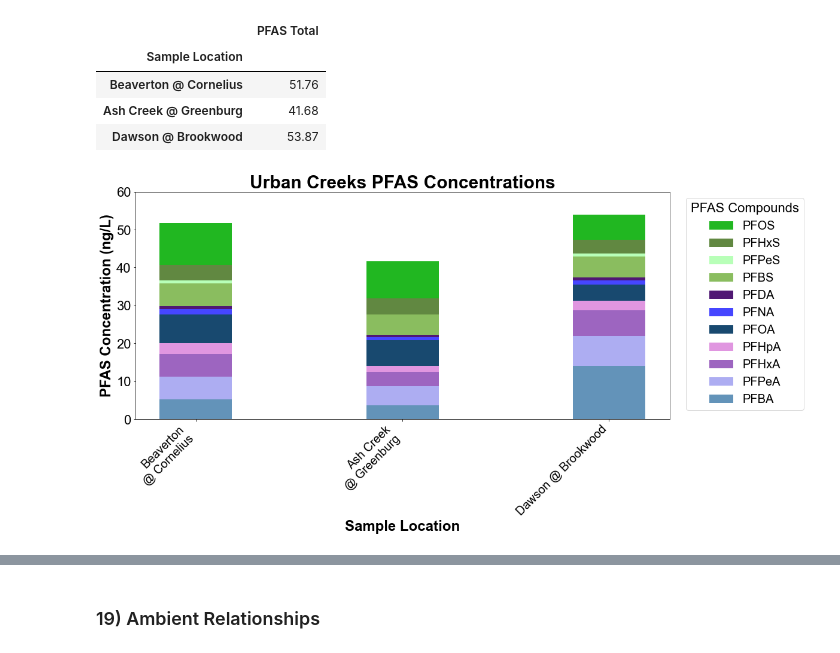
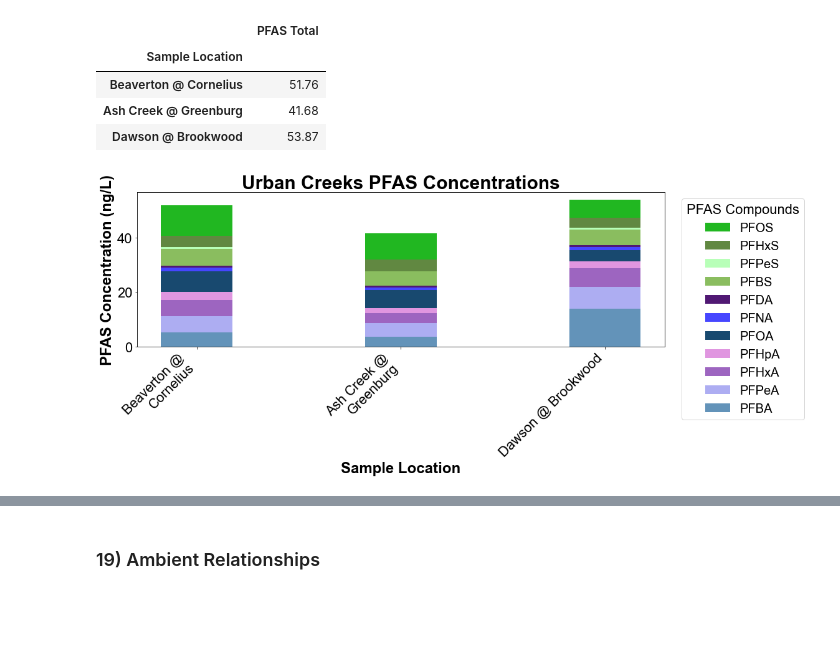
Before and after one commit to Clean-Water-Services/Jupyter-Notebooks, a Jupyter notebook: PFAS_Toolbox_UrbanCreeks&AmbientFeb2024.ipynb, the cells around one changed output, grey strips where cells are left out. Drawn from its saved outputs; the diff is of its cells as text; code cells hidden in the pictures; blank space fills up the shorter version.

```diff
--- a/PFAS_Toolbox_UrbanCreeks&AmbientFeb2024.ipynb
+++ b/PFAS_Toolbox_UrbanCreeks&AmbientFeb2024.ipynb
@@ -790,10 +711,8 @@ col_name= 'Quant Incl Estimates Incl Qual Flags'
 
 avg_pivot_table = PivotTable_AvgPFASCompound_FilterByCompoundSamplingDatesLocation(data_df=data_df,filter_qual_summary=filter_qual_summary,filter_pfas_compound=filter_pfas_compound,filter_sample_location=filter_sample_location,
                                                                                    start_date=start_date, end_date=end_date,col_name=col_name)
-
+avg_pivot_table = avg_pivot_table.rename(columns=pfas_mapping)
 #Reorder Compounds Based on PFAS Class and Chain Length
-# Assuming df is your original DataFrame and df_PFAS_Attributes['Database'] contains the desired column order
-desired_order = df['Database'].tolist()  # Convert to list if not already
 # Filter the desired_order to only include columns that exist in df
 filtered_order = [comp for comp in desired_order if comp in avg_pivot_table.columns]
 
@@ -804,7 +723,6 @@ avg_pivot_table = avg_pivot_table.loc[rows_order]
 # Reorder columns by indexing df with the desired order
 avg_pivot_table = avg_pivot_table[filtered_order]
 
-avg_pivot_table = avg_pivot_table.rename(columns=pfas_mapping)
 avg_pivot_table.index = avg_pivot_table.index.str.replace('Fanno at', 'Fanno @')
 
 
@@ -909,10 +827,8 @@ col_name= 'Quant Incl Estimates Incl Qual Flags'
 
 avg_pivot_table = PivotTable_AvgPFASCompound_FilterByCompoundSamplingDatesLocation(data_df=data_df,filter_qual_summary=filter_qual_summary,filter_pfas_compound=filter_pfas_compound,filter_sample_location=filter_sample_location,
                                                                                    start_date=start_date, end_date=end_date,col_name=col_name)
-
+avg_pivot_table = avg_pivot_table.rename(columns=pfas_mapping)
 #Reorder Compounds Based on PFAS Class and Chain Length
-# Assuming df is your original DataFrame and df_PFAS_Attributes['Database'] contains the desired column order
-desired_order = df['Database'].tolist()  # Convert to list if not already
 # Filter the desired_order to only include columns that exist in df
 filtered_order = [comp for comp in desired_order if comp in avg_pivot_table.columns]
 
@@ -923,8 +839,6 @@ avg_pivot_table = avg_pivot_table.loc[rows_order]
 # Reorder columns by indexing df with the desired order
 avg_pivot_table = avg_pivot_table[filtered_order]
 
-avg_pivot_table = avg_pivot_table.rename(columns=pfas_mapping)
-
 
 avg_pivot_table.head()
 # %% [output]
@@ -1013,10 +920,8 @@ col_name= 'Quant Incl Estimates Incl Qual Flags'
 
 avg_pivot_table = PivotTable_AvgPFASCompound_FilterByCompoundSamplingDatesLocation(data_df=data_df,filter_qual_summary=filter_qual_summary,filter_pfas_compound=filter_pfas_compound,filter_sample_location=filter_sample_location,
                                                                                    start_date=start_date, end_date=end_date,col_name=col_name)
-
+avg_pivot_table = avg_pivot_table.rename(columns=pfas_mapping)
 #Reorder Compounds Based on PFAS Class and Chain Length
-# Assuming df is your original DataFrame and df_PFAS_Attributes['Database'] contains the desired column order
-desired_order = df['Database'].tolist()  # Convert to list if not already
 # Filter the desired_order to only include columns that exist in df
 filtered_order = [comp for comp in desired_order if comp in avg_pivot_table.columns]
 
@@ -1027,7 +932,6 @@ avg_pivot_table = avg_pivot_table.loc[rows_order]
 # Reorder columns by indexing df with the desired order
 avg_pivot_table = avg_pivot_table[filtered_order]
 
-avg_pivot_table = avg_pivot_table.rename(columns=pfas_mapping)
 
 avg_pivot_table.index = avg_pivot_table.index.str.replace('Fanno at', 'Fanno @')
 avg_pivot_table.index = avg_pivot_table.index.str.replace('Rock at', 'Rock @')
@@ -1097,10 +1001,8 @@ col_name='Quant Incl Estimates Incl Qual Flags'
 
 avg_pivot_table = PivotTable_AvgPFASCompound_FilterByCompoundSamplingDatesLocation(data_df=data_df,filter_qual_summary=filter_qual_summary,filter_pfas_compound=filter_pfas_compound,filter_sample_location=filter_sample_location,
                                                                                    start_date=start_date, end_date=end_date,col_name=col_name)
-
+avg_pivot_table = avg_pivot_table.rename(columns=pfas_mapping)
 #Reorder Compounds Based on PFAS Class and Chain Length
-# Assuming df is your original DataFrame and df_PFAS_Attributes['Database'] contains the desired column order
-desired_order = df['Database'].tolist()  # Convert to list if not already
 # Filter the desired_order to only include columns that exist in df
 filtered_order = [comp for comp in desired_order if comp in avg_pivot_table.columns]
 
@@ -1111,14 +1013,10 @@ avg_pivot_table = avg_pivot_table.loc[rows_order]
 # Reorder columns by indexing df with the desired order
 avg_pivot_table = avg_pivot_table[filtered_order]
 
-avg_pivot_table = avg_pivot_table.rename(columns=pfas_mapping)
-
 avg_pivot_table.index = avg_pivot_table.index.str.replace('Fanno at', 'Fanno @')
 avg_pivot_table.index = avg_pivot_table.index.str.replace('Rock at', 'Rock @')
 #avg_pivot_table.index = avg_pivot_table.index.str.replace('Sholls-', 'Sholls- ')
 
-
-
 avg_pivot_table.head()
 # %% [output]
 | PFAS Compound | 3:3FTCA | 5:3FTCA | 7:3FTCA | PFBA | PFPeA | PFHxA | PFHpA | PFOA | PFNA | PFDA | ... |
@@ -1239,9 +1133,9 @@ UrbanCreeks_PFASTotal
 | Dawson @ Brookwood | 53.87 |
 # %%
 create_stacked_bar_chart_filtered(avg_pivot_table, std_dev_pivot_table=None, figsize=(16, 7),title= 'Urban Creeks PFAS Concentrations', compound_colors_dict=compound_colors_dict_abbrev,
-                                  title_fontsize=30, axis_label_fontsize=24, tick_label_fontsize=20, legend_fontsize=20,ylim=60)
+                                  title_fontsize=30, axis_label_fontsize=24, tick_label_fontsize=20, legend_fontsize=20)
 # %% [output]
-[figure, old version]
+[figure, new version]
 # %%
 create_horizontal_stacked_bar_chart(avg_pivot_table.loc[rows_order_reverse], std_dev_pivot_table=None, figsize=(14, 9),title='Urban Creeks PFAS Concentrations', compound_colors_dict=compound_colors_dict_abbrev,
                                   title_fontsize=24, axis_label_fontsize=20, tick_label_fontsize=20, legend_fontsize=18,xlim=60)
```
Also changed, not shown: parts of 68 cells of this notebook.
